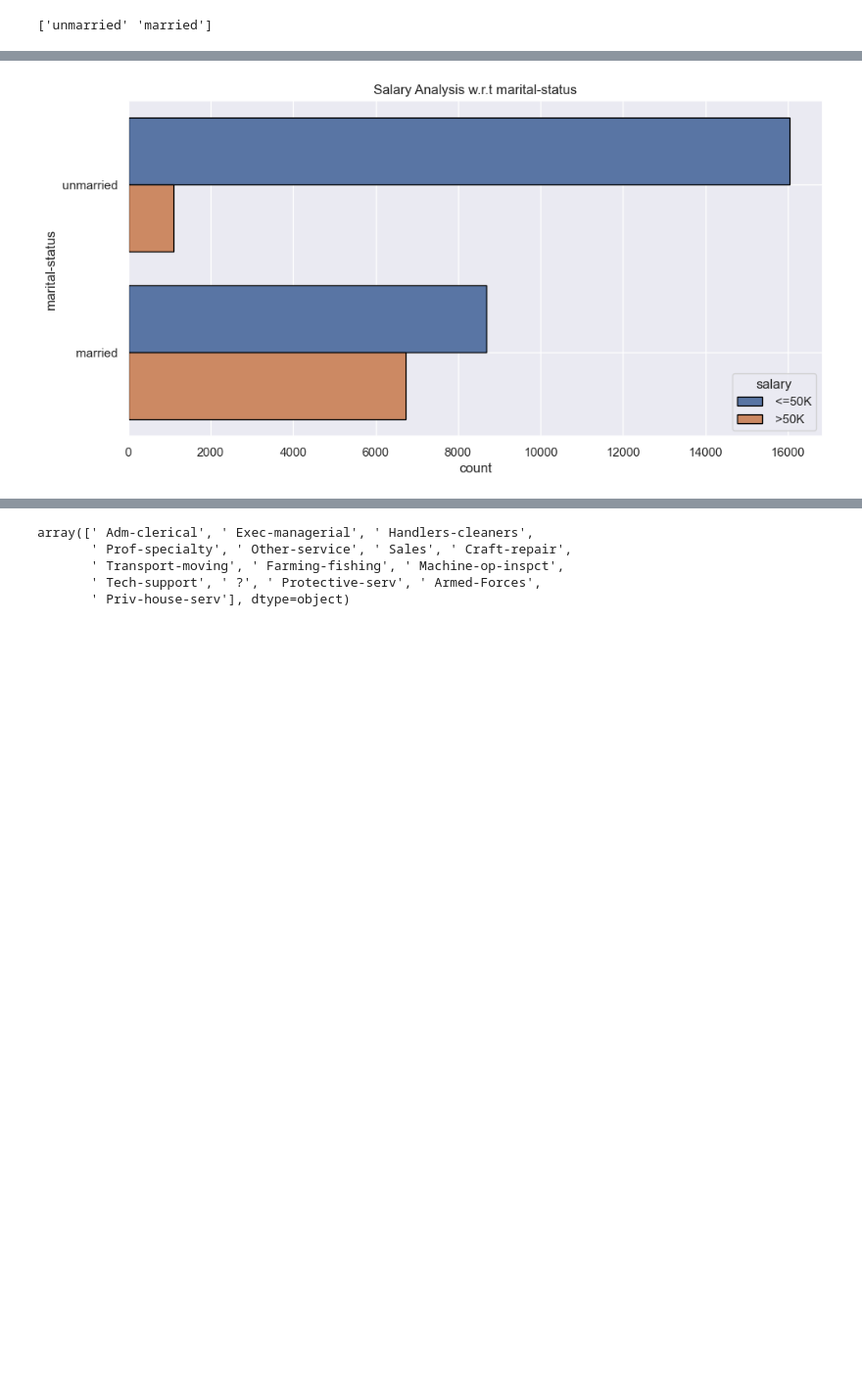
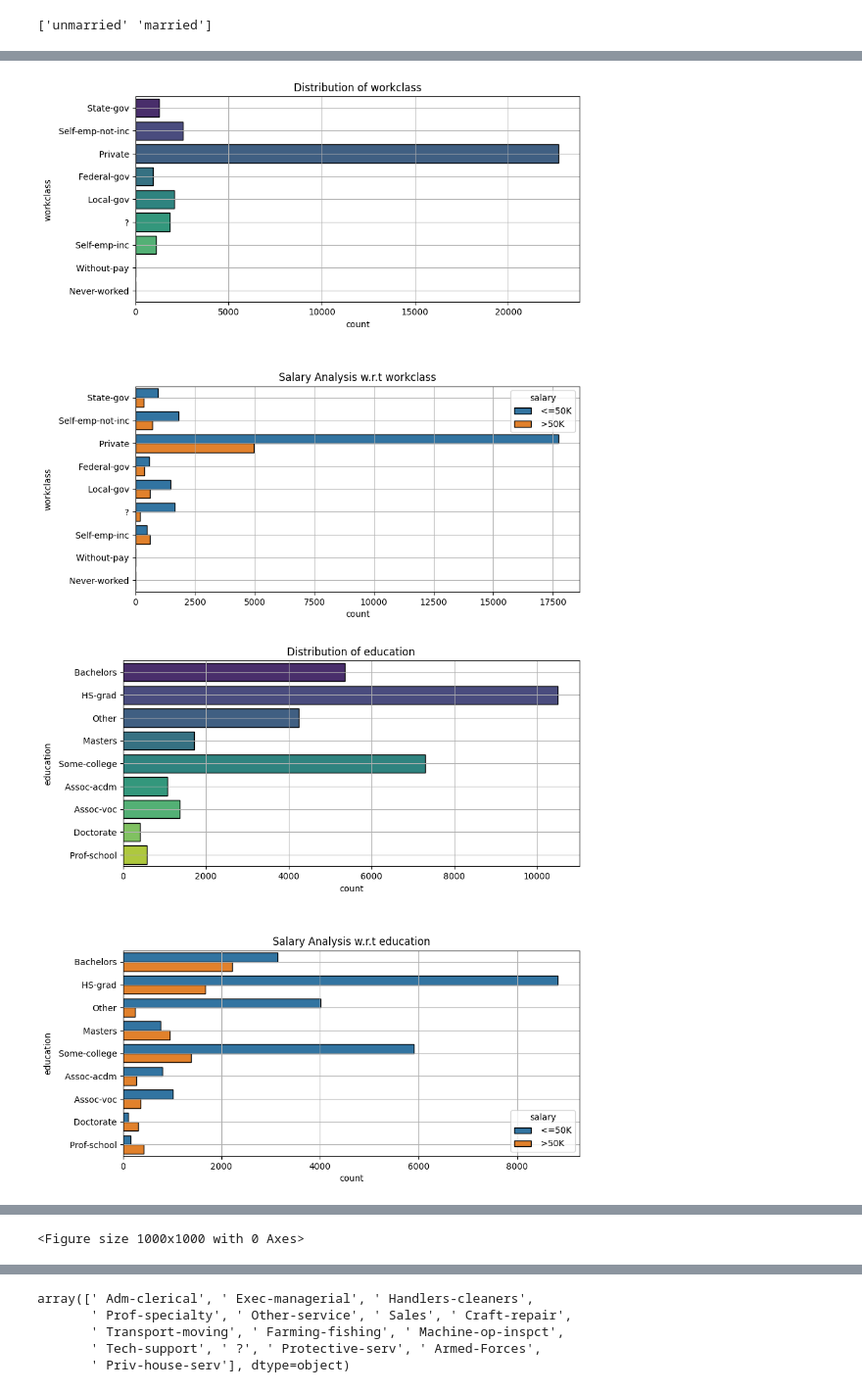
Before and after one commit to Adroit10/AdultCensus_IncomePrediction, a Jupyter notebook: notebooks/EDA.ipynb, the cells around one changed output, grey strips where cells are left out. Shown at 98% size. Drawn from its saved outputs; the diff is of its cells as text; code cells hidden in the pictures; blank space fills up the shorter version.

```diff
--- a/notebooks/EDA.ipynb
+++ b/notebooks/EDA.ipynb
@@ -103,7 +111,0 @@ plt.show()
-# %%
-plt.figure(figsize=(15,10))
-sns.set_theme(style='darkgrid')
-plt.grid(True)
-plt.title('Salary analysis for different working classes')
-sns.countplot(data=df,y='workclass',hue='salary',edgecolor='black')
-plt.show()
@@ -271,0 +185,15 @@ Name: marital-status, dtype: int64
+# %%
+for feature in numerical_columns:
+
+    plt.subplot(1,2,1)
+    sns.histplot(x=df[feature],kde=True,bins=15)
+    plt.tight_layout()
+    plt.title('Distribution of {}'.format(feature))
+    plt.grid(True)
+    plt.subplot(1,2,2)
+    sns.histplot(x=df[feature],hue=df['salary'],bins=15)
+    plt.tight_layout()
+    plt.title('salary analysis w.r.t {}'.format(feature))
+    plt.grid(True)
+
+    plt.show()
@@ -272,9 +236,20 @@ Name: marital-status, dtype: int64
 # %%
-plt.figure(figsize=(10,5))
-sns.countplot(data=df,y='marital-status',hue='salary',edgecolor='black')
-plt.tight_layout()
-plt.title('Salary Analysis w.r.t marital-status')
-plt.grid(True)
-plt.show()
+for feature in categorical_columns:
+    plt.figure(figsize=(10,10))
+
+    if feature !='salary':
+
+        plt.subplot(2,1,1)
+        sns.countplot(data=df,y=feature,palette='viridis',edgecolor='black')
+        plt.title('Distribution of {}'.format(feature))
+        plt.grid(True)
+
+        plt.subplot(2,1,2)
+        sns.countplot(data=df,y=feature,hue='salary',edgecolor='black')
+        plt.title('Salary Analysis w.r.t {}'.format(feature))
+        plt.grid(True)
+        plt.tight_layout(pad=5.0)
+        plt.show()
 # %% [output]
-[figure, old version]
+[figure, new version]
+[figure, added]
@@ -280,0 +262 @@ plt.show()
+<Figure size 1000x1000 with 0 Axes>
```
Also changed, not shown: parts of 95 cells of this notebook, 4 other files.
